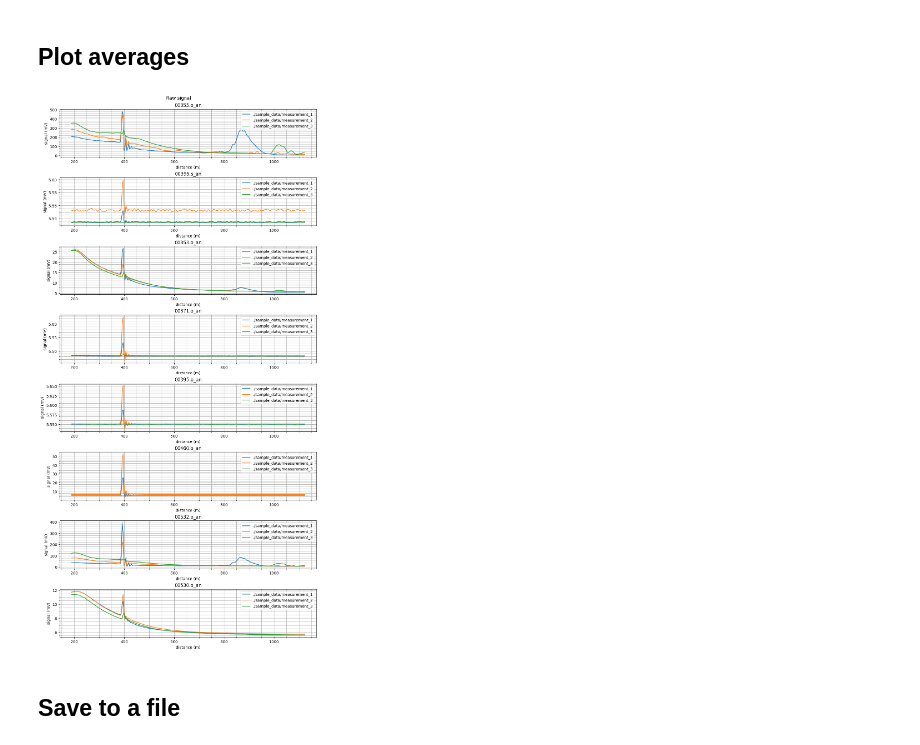
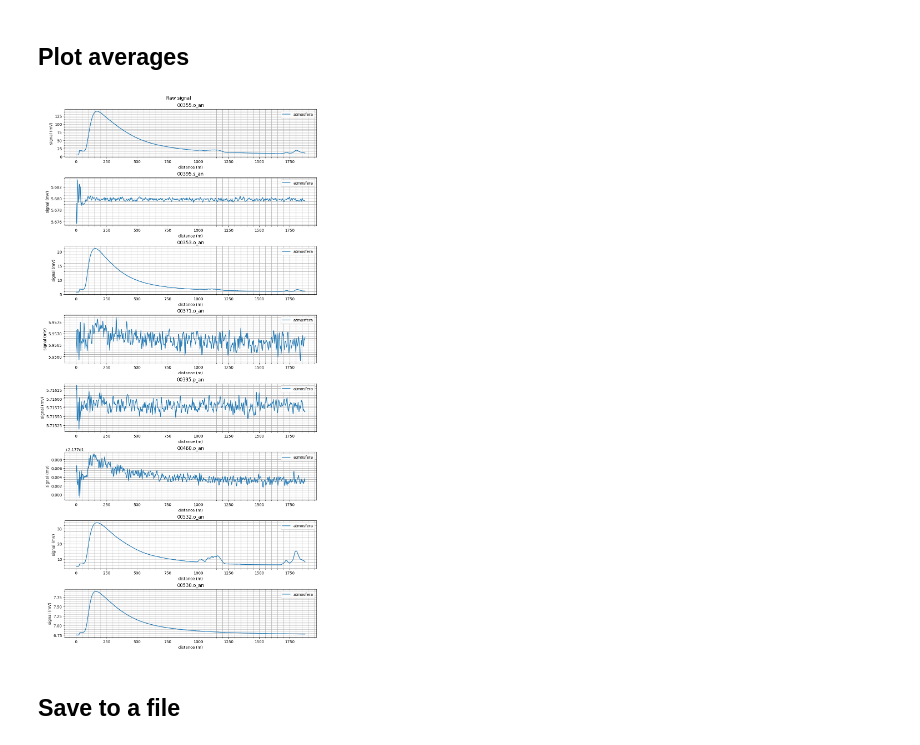
Before and after one commit to JairoRotava/lifa, a Jupyter notebook: notebooks/compare_measurements.ipynb, the cells around one changed output. Drawn from its saved outputs; the diff is of its cells as text; code cells hidden in the pictures.

```diff
--- a/notebooks/compare_measurements.ipynb
+++ b/notebooks/compare_measurements.ipynb
@@ -10,16 +10,26 @@ from lifa.licel import LicelLidarMeasurement
 ## Extract data from files
 # %%
 # Measurements directories to compare
-directories = ['./sample_data/measurement_1',
-          './sample_data/measurement_2',
-          './sample_data/measurement_3',
+directories = [r'd:\Local - OURO NOVA\Medidas\Teste Queimador-20250513T182147Z-1-001\Teste Queimador\20250317\chama_amarela_sem_laser',
+          r'd:\Local - OURO NOVA\Medidas\Teste Queimador-20250513T182147Z-1-001\Teste Queimador\20250317\chama_azul_sem_laser',
+          r'd:\Local - OURO NOVA\Medidas\Teste Queimador-20250513T182147Z-1-001\Teste Queimador\20250317\sem_chama_sem_laser',
           ]
+
+directories = [r'd:\Local - OURO NOVA\Medidas\Teste Queimador-20250513T182147Z-1-001\Teste Queimador\20250313_medidas\posicao1 - chama amarela',
+          r'd:\Local - OURO NOVA\Medidas\Teste Queimador-20250513T182147Z-1-001\Teste Queimador\20250313_medidas\posicao3 - chama azul',
+          r'd:\Local - OURO NOVA\Medidas\Teste Queimador-20250513T182147Z-1-001\Teste Queimador\20250313_medidas\semchama',
+          ]
+
+directories = [r'd:\Local - OURO NOVA\Medidas\Teste Queimador-20250513T182147Z-1-001\Teste Queimador\20250312_atmosfera\Atmosférica 90 tarde']
+
+# Measurement titles
+titles = ['atmosfera']
 
 # Licel Channels of interest
 licel_channels_names = ['00355.o_an', '00395.s_an', '00353.o_an', '00371.o_an', '00395.p_an', '00460.o_an', '00532.o_an', '00530.o_an']
 
 # Licel file wildcard (usually files starts with a, so a*.* is a good wildcard)
-file_wildcard = 'a*.*'
+file_wildcard = 'a???????.??????'
 
 # Get files list in each directory
 measurement_files = {}
@@ -28,8 +38,9 @@ for sub_dir in directories:
 
 # Read files
 measurements = {}
-for name, files in measurement_files.items():
-    measurements[name] = LicelLidarMeasurement(files)
+for i,(name, files) in enumerate(measurement_files.items()):
+    #measurements[name] = LicelLidarMeasurement(files)
+    measurements[titles[i]] = LicelLidarMeasurement(files)
 
 # Subset by channels
 measurements_full = {}
@@ -37,8 +48,8 @@ for name, data in measurements.items():
     measurements_full[name] = data.subset_by_channels(licel_channels_names)
 
 # Subset by bins
-bin_min = 50
-bin_max = 300
+bin_min = 0
+bin_max = 500
 measurements_subset = {}
 for name, data in measurements_full.items():
     measurements_subset[name] = measurements_full[name].subset_by_bins(bin_min,bin_max)
@@ -57,18 +68,18 @@ for name, data in measurements_subset.items():
 # %%
 number_traces = len(licel_channels_names)
 fig, ax = plt.subplots(nrows=number_traces, figsize=(10,20), layout='constrained')
 fig.suptitle('Raw signal')
 for name, data in measurements_average.items():
     for i,trace in enumerate(measurements_average[name]):
         ax[i].plot(trace[0], trace[1], label=name, marker=',')
         ax[i].set_title(licel_channels_names[i])
         ax[i].grid(True, 'both')
         ax[i].minorticks_on()
         ax[i].set_xlabel('distance (m)')
         ax[i].set_ylabel('signal (mV)')
-        ax[i].legend()
+        ax[i].legend(loc='upper right')
 # %% [output]
-[figure, old version]
+[figure, new version]
 # %% [markdown]
 ## Save to a file
 # %%
```
Also changed, not shown: parts of 1 cell of this notebook, 7 other files.
